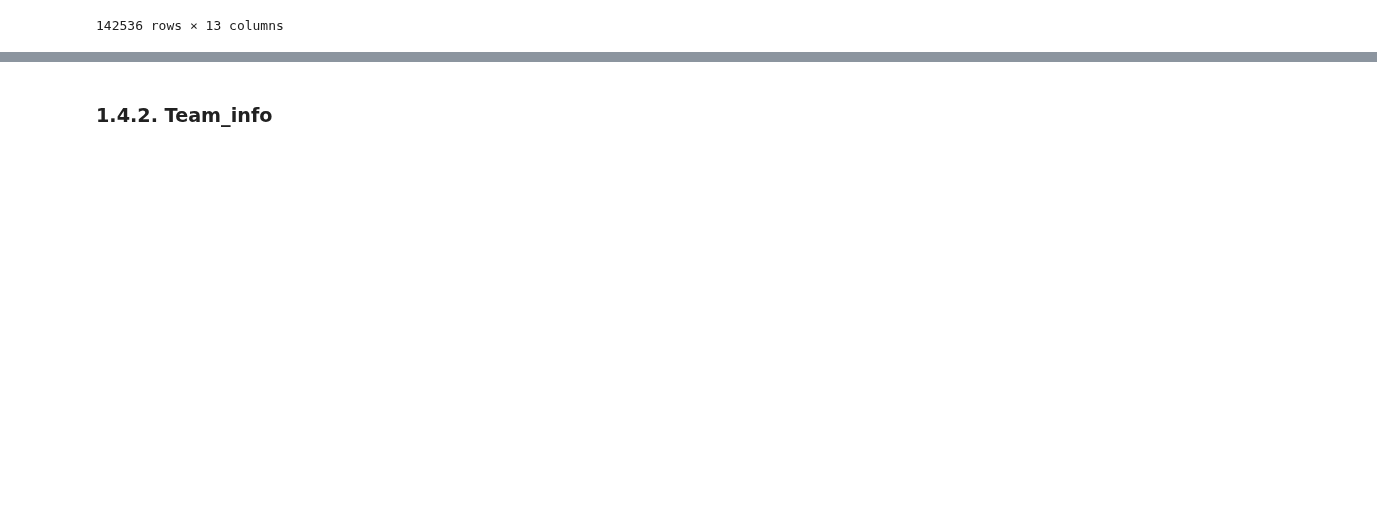
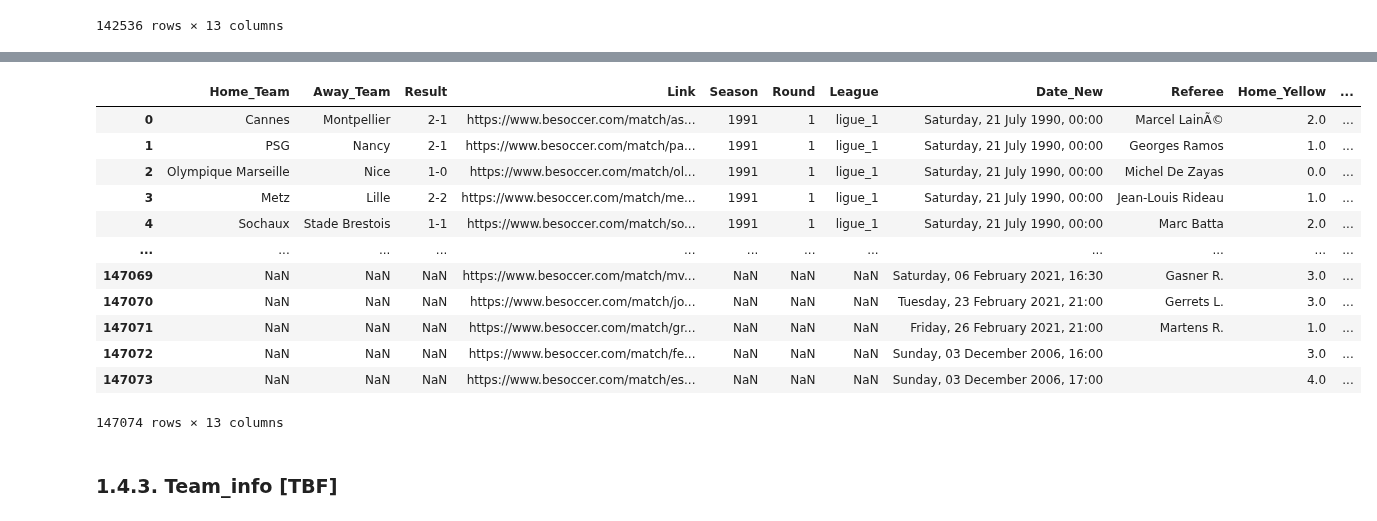
Before and after one commit to armanh3k/Football-Outcome-Predictions, a Jupyter notebook: eda.ipynb, the cells around one changed output, grey strips where cells are left out. Cells and saved outputs as stored; diff of their text form; code cells hidden in the pictures; blank space fills up the shorter version.

Commit message:
Merge more datasets with dataset

```diff
--- a/eda.ipynb
+++ b/eda.ipynb
@@ -456 +460,29 @@ full_results_table["Link"][10000]
+# %%
+# Convert elo_list_raw dictionary into pandas dataframe (transposed)
+elo_list = pd.DataFrame.from_dict(pickle.load(open('datasets/elo_dict.pkl', 'rb'))).T.reset_index()
+
+
+def add_elo(results_table, elo_list):
+    '''
+    Adds Elo_home and Elo_away columns to dataframe for each match for given results_table.
+
+    Args
+    ----------
+    results_table: pandas.core.frame.DataFrame
+        Dataframe of match results containing the Home_Team, Away_Team, Result, Link, Season,
+        Round and League.
+
+    Returns
+    -------
+    results_table_elo: pandas.core.frame.DataFrame
+        Merges input results_table dataframe with global dataframe elo_list, which contains
+        values for Elo_home and Elo_away for each match. Uses equivalent values in Link
+        and index columns to merge dataframes.
+    '''
+    results_table_elo = pd.merge(results_table, elo_list, left_on="Link", right_on="index").drop("index", axis=1) # .drop index column as duplicate values with link column
+    return results_table_elo
+
+full_results_table = add_elo(full_results_table, elo_list=elo_list)
+
+full_results_table
 # %% [markdown]
@@ -577,2 +626,20 @@ full_results_table.loc[(full_results_table['League'] == 'premier_league')]
+# %%
+merged_outer = pd.merge(full_results_table, match_info, on='Link', how='outer')
+
+merged_outer
+# %% [output]
+|  | Home_Team | Away_Team | Result | Link | Season | Round | League | Date_New | Referee | Home_Yellow | ... |
+| 0 | Cannes | Montpellier | 2-1 | https://www.besoccer.com/match/as... | 1991 | 1 | ligue_1 | Saturday, 21 July 1990, 00:00 | Marcel LainÃ© | 2.0 | ... |
+| 1 | PSG | Nancy | 2-1 | https://www.besoccer.com/match/pa... | 1991 | 1 | ligue_1 | Saturday, 21 July 1990, 00:00 | Georges Ramos | 1.0 | ... |
+| 2 | Olympique Marseille | Nice | 1-0 | https://www.besoccer.com/match/ol... | 1991 | 1 | ligue_1 | Saturday, 21 July 1990, 00:00 | Michel De Zayas | 0.0 | ... |
+| 3 | Metz | Lille | 2-2 | https://www.besoccer.com/match/me... | 1991 | 1 | ligue_1 | Saturday, 21 July 1990, 00:00 | Jean-Louis Rideau | 1.0 | ... |
+| 4 | Sochaux | Stade Brestois | 1-1 | https://www.besoccer.com/match/so... | 1991 | 1 | ligue_1 | Saturday, 21 July 1990, 00:00 | Marc Batta | 2.0 | ... |
+| ... | ... | ... | ... | ... | ... | ... | ... | ... | ... | ... | ... |
+| 147069 | NaN | NaN | NaN | https://www.besoccer.com/match/mv... | NaN | NaN | NaN | Saturday, 06 February 2021, 16:30 | Gasner R. | 3.0 | ... |
+| 147070 | NaN | NaN | NaN | https://www.besoccer.com/match/jo... | NaN | NaN | NaN | Tuesday, 23 February 2021, 21:00 | Gerrets L. | 3.0 | ... |
+| 147071 | NaN | NaN | NaN | https://www.besoccer.com/match/gr... | NaN | NaN | NaN | Friday, 26 February 2021, 21:00 | Martens R. | 1.0 | ... |
+| 147072 | NaN | NaN | NaN | https://www.besoccer.com/match/fe... | NaN | NaN | NaN | Sunday, 03 December 2006, 16:00 |  | 3.0 | ... |
+| 147073 | NaN | NaN | NaN | https://www.besoccer.com/match/es... | NaN | NaN | NaN | Sunday, 03 December 2006, 17:00 |  | 4.0 | ... |
+147074 rows × 13 columns
 # %% [markdown]
-### 1.4.2. Team_info
+### 1.4.3. Team_info [TBF]
```
Also changed, not shown: parts of 21 cells of this notebook.
